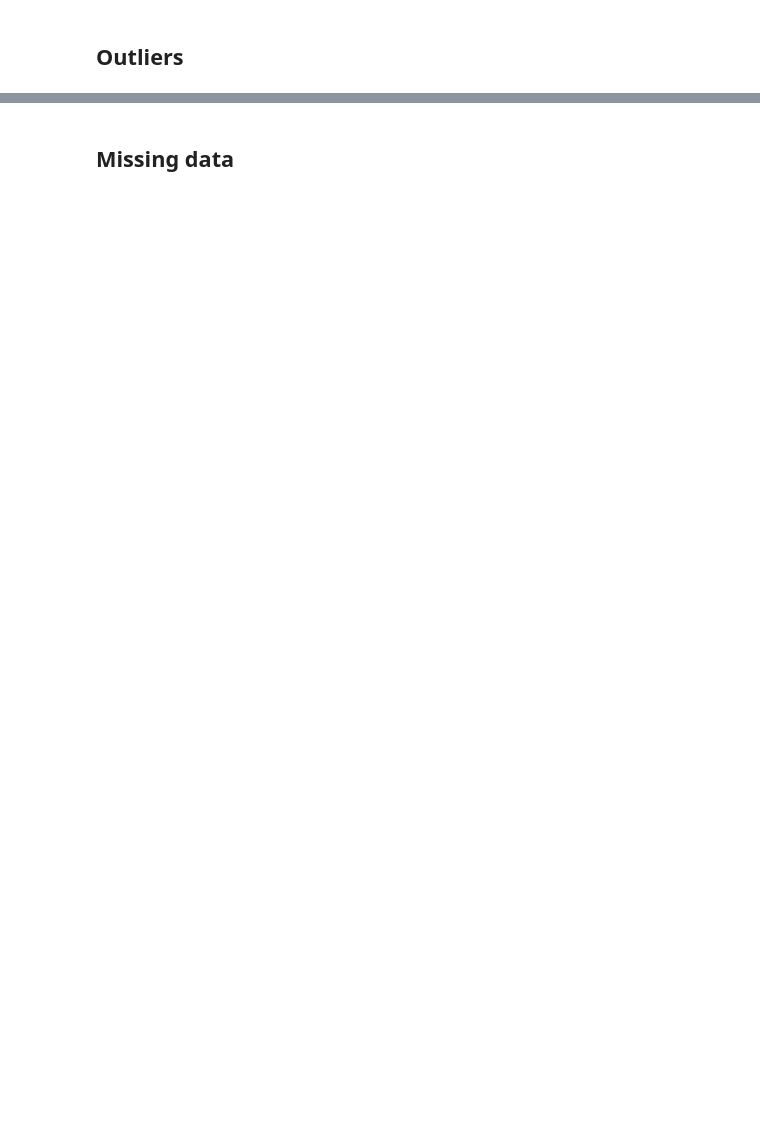
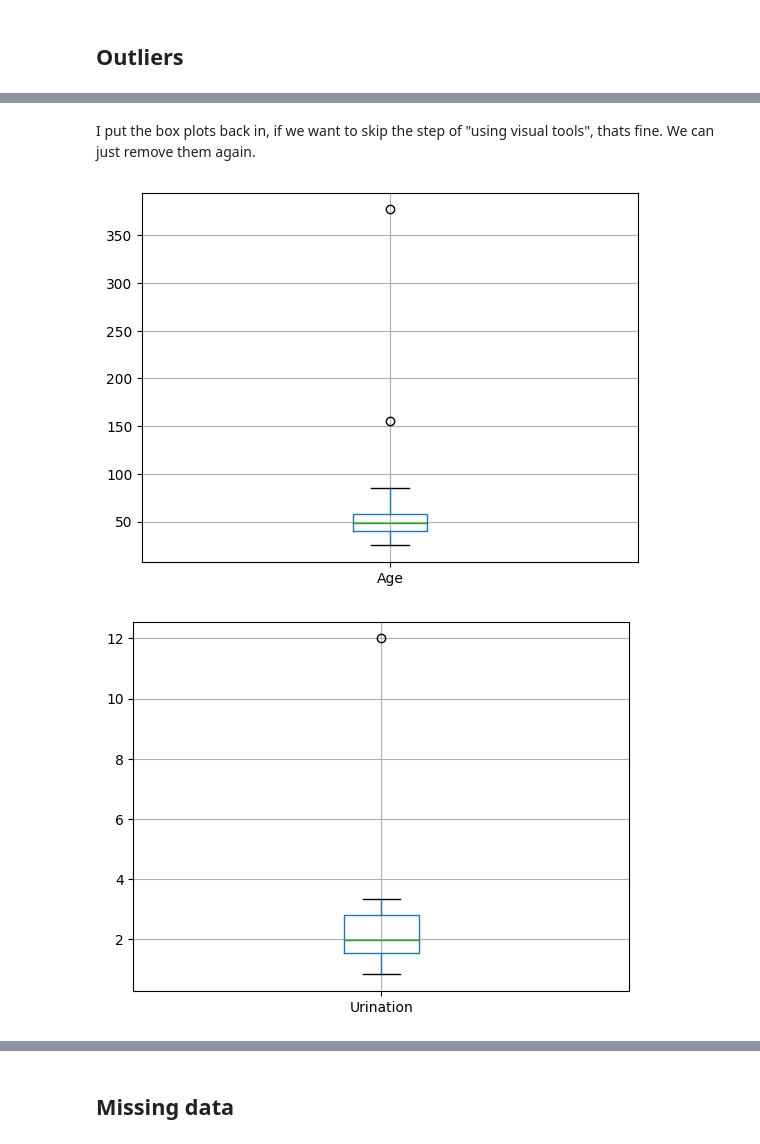
Before and after one commit to Even-tr/IN-STK5000-9000-Project-1, a Jupyter notebook: NotebookV2.ipynb, the cells around one changed output, grey strips where cells are left out. Drawn from its saved outputs; the diff is of its cells as text; code cells hidden in the pictures; blank space fills up the shorter version.

```diff
--- a/NotebookV2.ipynb
+++ b/NotebookV2.ipynb
@@ -143,0 +189,16 @@ Z-score: -23.81426515759138 126.18728103060725
+# %%
+# Init with domain knowledge
+train_outlier_bounds = pd.DataFrame(
+    {'Lower': [0, 110, 0, np.nan, np.nan],
+     'Upper': [120, 240, 200, np.nan, np.nan]},
+     index=num_features
+)
+
+
+# Statistical
+for f in ['Temperature', 'Urination']:
+    l_IQR, u_IQR = outliers_IQR(train, f)
+    l_Z, u_Z = outliers_z_score(train, f)
+    train_outlier_bounds.loc[f] = [max(min(l_IQR, l_Z),0), max(u_IQR, u_Z)]
+
+train_outlier_bounds
@@ -143,0 +225,11 @@ Z-score: -23.81426515759138 126.18728103060725
+# %% [markdown]
+I put the box plots back in, if we want to skip the step of "using visual tools", thats fine. We can just remove them again.
+# %%
+for f in ['Age', 'Urination']:
+    bp = train.boxplot(f)
+    bp.plot()
+    plt.savefig('images/bp_'+f+'.png')
+    plt.show()
+# %% [output]
+[figure, added]
+[figure, added]
```
Also changed, not shown: parts of 60 cells of this notebook.
